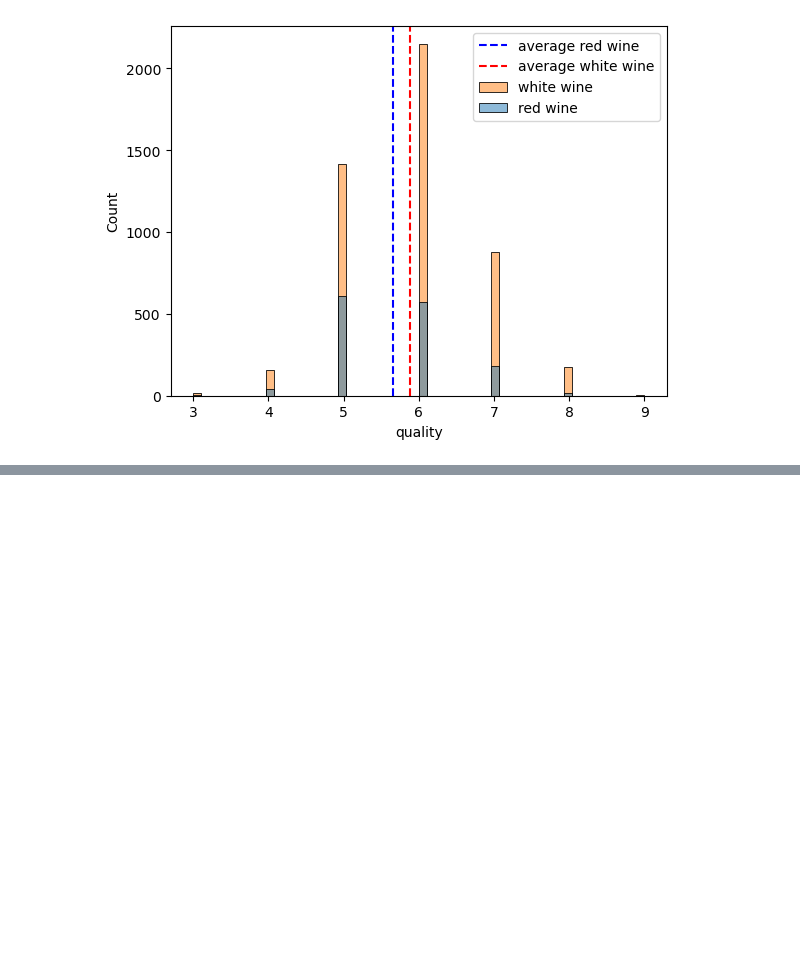
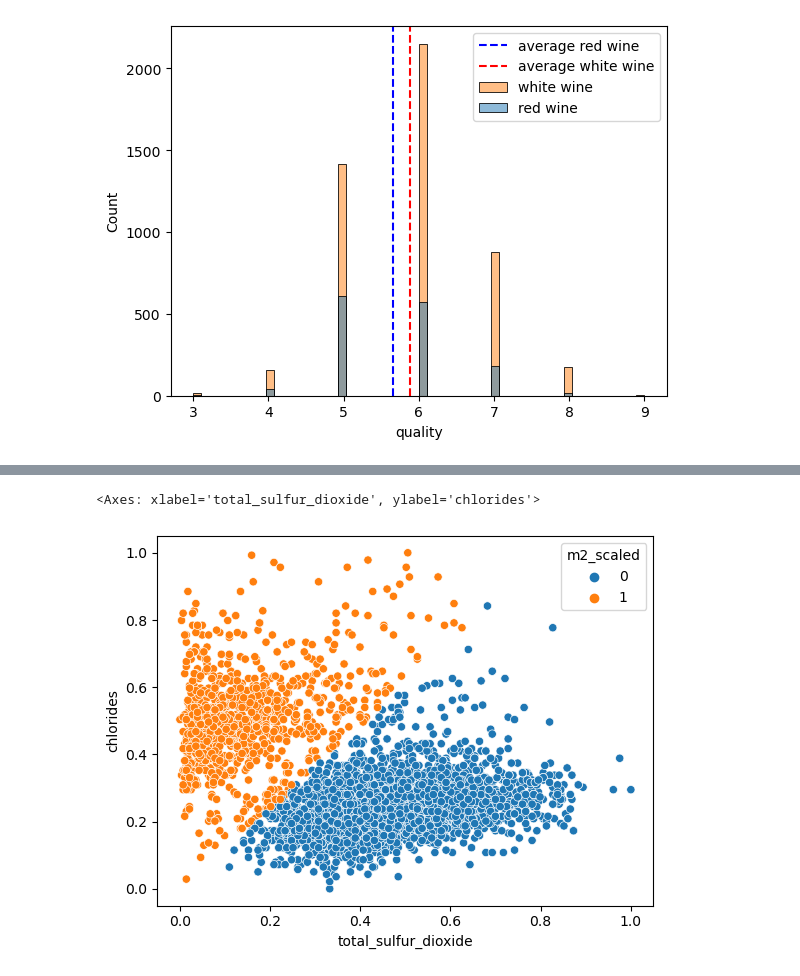
Before and after one commit to nick-edwige-clustering-project/wine-clustering-project, a Jupyter notebook: nick_scratch_work.ipynb, the cells around one changed output, grey strips where cells are left out. Drawn from its saved outputs; the diff is of its cells as text; code cells hidden in the pictures; blank space fills up the shorter version.

```diff
--- a/nick_acq_prep.ipynb
+++ b/nick_scratch_work.ipynb
@@ -125,0 +169,20 @@ for col in wine.columns:
+# %%
+train, val, test = prep.train_val_test(wine, strat='quality', seed=seed)
+train, val, test = prep.scale(wine, train=train, val=val, test=test, scaled_cols=(wine.select_dtypes(float).columns))
+train, val, test = prep.dummies(train, val, test, drop_first=['wine_type'])
+# %%
+X = train[['total_sulfur_dioxide', 'chlorides']]
+
+kmeans = KMeans(n_clusters=2, n_init='auto')
+kmeans.fit(X)
+
+m2_pred = kmeans.predict(X).astype(str)
+# %%
+copy_wine_2 = train.copy()
+# %%
+copy_wine_2['m2_scaled'] = m2_pred
+# %%
+sns.scatterplot(copy_wine_2, x='total_sulfur_dioxide', y='chlorides', hue='m2_scaled')
+# %% [output]
+<Axes: xlabel='total_sulfur_dioxide', ylabel='chlorides'>
+[figure, added]
```
Also changed, not shown: parts of 13 cells of this notebook, 1 other file.
